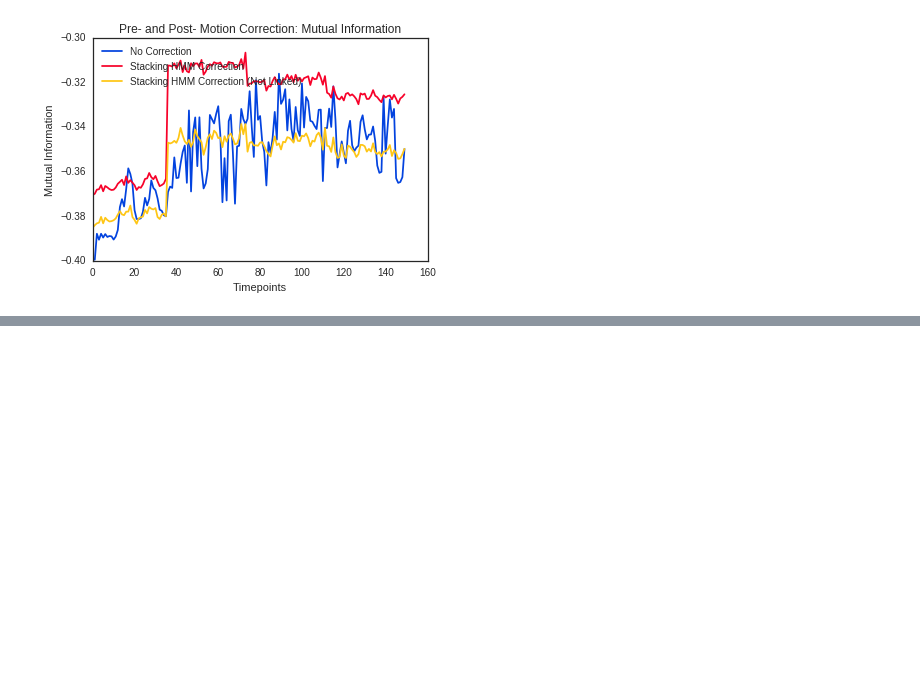
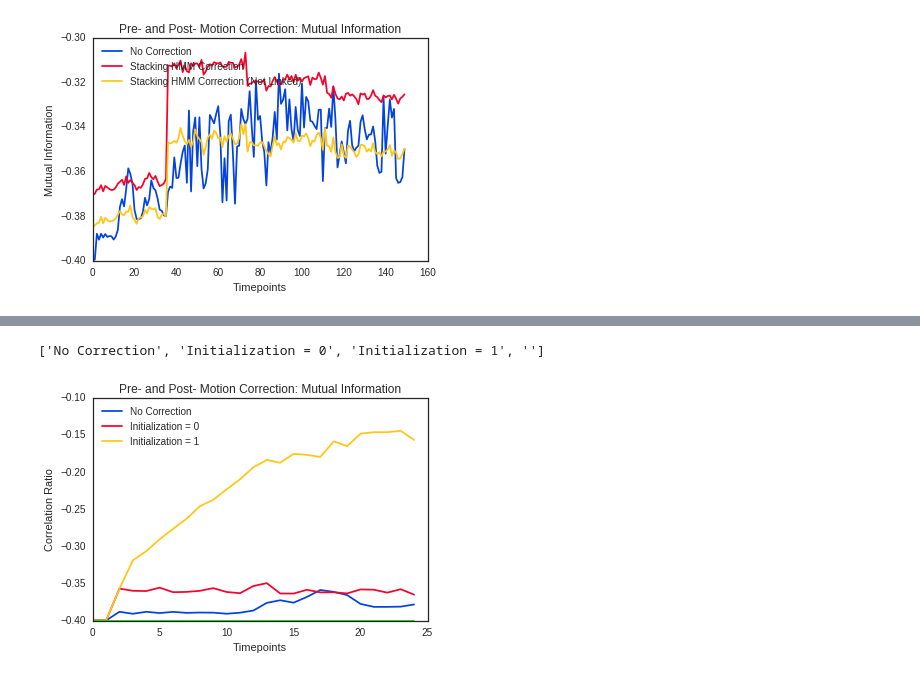
Before and after one commit to jmschabdach/markov-movement-correction, a Jupyter notebook: figureGeneration.ipynb, the cells around one changed output, grey strips where cells are left out. Drawn from its saved outputs; the diff is of its cells as text; code cells hidden in the pictures; blank space fills up the shorter version.

```diff
--- a/figureGeneration.ipynb
+++ b/figureGeneration.ipynb
@@ -204,0 +243,10 @@ plotTimeseriesSimilarities(time, preReg_MI, hmm_MI,
+# %%
+# plot the data - mutual information
+plotTimeseriesSimilarities(time[:25], preReg_MI[:25], mi0,
+                           mi1, [-.4]*25,
+                           title='Pre- and Post- Motion Correction: Mutual Information',
+                           ylabel='Correlation Ratio',
+                           simLabels=simLabels)
+# %% [output]
+['No Correction', 'Initialization = 0', 'Initialization = 1', '']
+[figure, added]
```
Also changed, not shown: parts of 5 cells of this notebook, 1 other file.
